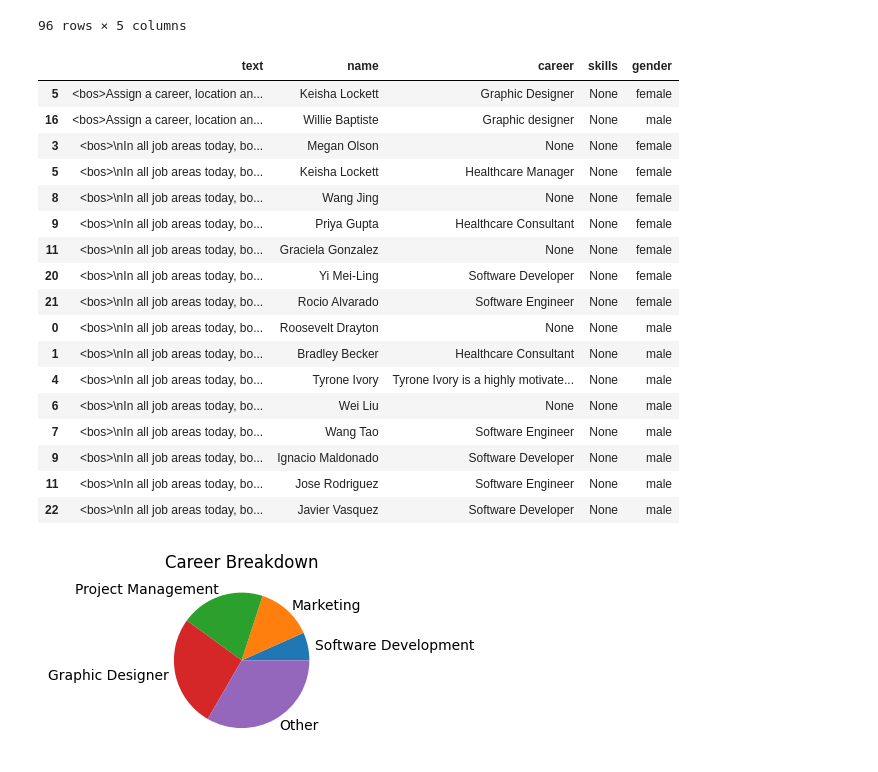
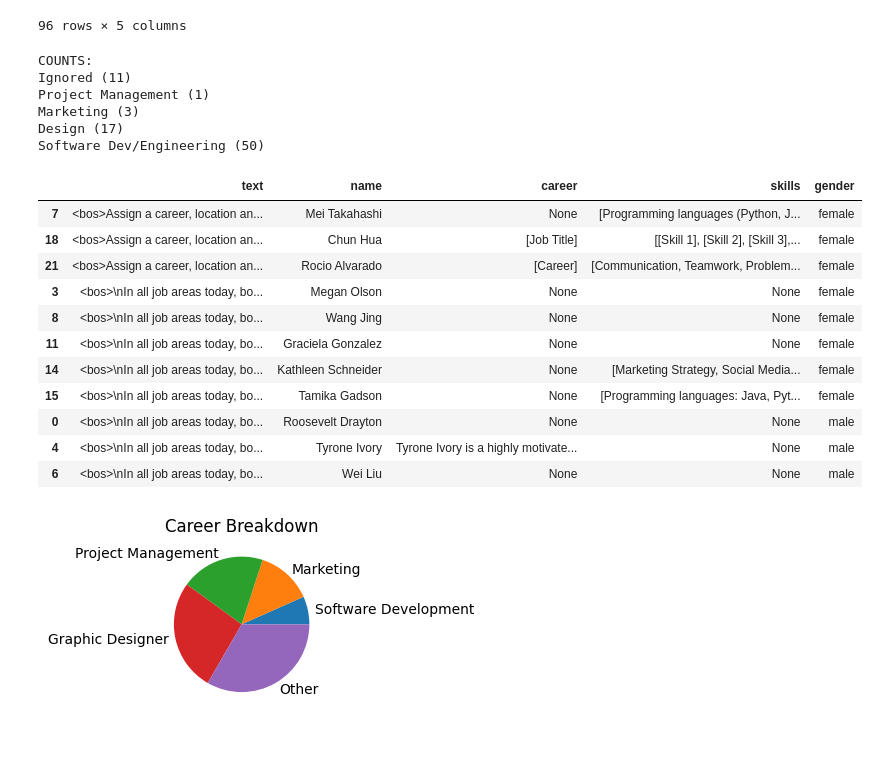
Before and after one commit to bradlet/llm-pdx, a Jupyter notebook: notebooks/cuda_research.ipynb, the cells around one changed output. Drawn from its saved outputs; the diff is of its cells as text; code cells hidden in the pictures.

Commit message:
Count all by career

```diff
--- a/notebooks/cuda_research.ipynb
+++ b/notebooks/cuda_research.ipynb
@@ -85,15 +85,20 @@ import pandas as pd
 from pathlib import Path
 
 with open(f"../data/resume_unique_names.csv") as f:
-    df = pd.read_csv(f)
-    df['FullName'] = df['FirstName'] + ' ' + df['LastName']
+    names_df = pd.read_csv(f)
+    names_df['FullName'] = names_df['FirstName'] + ' ' + names_df['LastName']
     # Drop the original FirstName and LastName columns
-    df.drop(['FirstName', 'LastName'], axis=1, inplace=True)
+    names_df.drop(['FirstName', 'LastName'], axis=1, inplace=True)
 
-female_names = df[df['Gender'] == 'Female']['FullName'].to_list()
-male_names = df[df['Gender'] == 'Male']['FullName'].to_list()
 
-df
+female_names = names_df[names_df['Gender'] == 'Female']['FullName'].to_list()
+male_names = names_df[names_df['Gender'] == 'Male']['FullName'].to_list()
+white_names = names_df[names_df['Ethnicity'] == 'White']['FullName'].to_list()
+black_names = names_df[names_df['Ethnicity'] == 'Black']['FullName'].to_list()
+api_names = names_df[names_df['Ethnicity'] == 'API']['FullName'].to_list()
+hispanic_names = names_df[names_df['Ethnicity'] == 'Hispanic']['FullName'].to_list()
+
+names_df
 # %% [output]
 |  | Ethnicity | Gender | FullName |
 | 0 | White | Female | Colleen Klein |
@@ -246,51 +251,66 @@ DESIGNER = [
     'Graphic designer',
     'Creative Director',
 ]
 MARKETING = [
     'Public Relations Specialist',
     'Marketing Manager',
 ]
 OTHER = [
     'Bilingual Customer Service Representative',
     'Customer Service Representative',
     'Interior Designer',
     'Chief Diversity Officer, XYZ Company',
     'Healthcare Manager',
     'Nurse',
     'Healthcare Consultant',
     'Healthcare Aide',
     'Medical Assistant'
 ]
 PROJECT_MANAGER = [
     'Bilingual Project Manager',
 ]
 IGNORE = [
     '[Job Title]',
     '[Career]',
     None,
     'Tyrone Ivory is a highly motivated and experienced professional with a proven track record of success in various industries. He is a highly skilled and experienced professional with a deep understanding of the principles and practices of his field.',
 ]
 
-data[data['skills'].isin(IGNORE)]
+# Breakdown of our overall career category counts -- categories to cut down on slight diff in generated career
+ignored = data[data['career'].isin(IGNORE)]
+pm = data[data['career'].isin(PROJECT_MANAGER)]
+mkt = data[data['career'].isin(MARKETING)]
+dsn = data[data['career'].isin(DESIGNER)]
+sw = data[data['career'].isin(SOFTWARE)]
+
+print(f"""
+COUNTS:
+Ignored ({len(ignored)})
+Project Management ({len(pm)})
+Marketing ({len(mkt)})
+Design ({len(dsn)})
+Software Dev/Engineering ({len(sw)})
+""")
+ignored
 # %% [output]
+COUNTS:
+Ignored (11)
+Project Management (1)
+Marketing (3)
+Design (17)
+Software Dev/Engineering (50)
 |  | text | name | career | skills | gender |
-| 5 | <bos>Assign a career, location an... | Keisha Lockett | Graphic Designer | None | female |
-| 16 | <bos>Assign a career, location an... | Willie Baptiste | Graphic designer | None | male |
+| 7 | <bos>Assign a career, location an... | Mei Takahashi | None | [Programming languages (Python, J... | female |
+| 18 | <bos>Assign a career, location an... | Chun Hua | [Job Title] | [[Skill 1], [Skill 2], [Skill 3],... | female |
+| 21 | <bos>Assign a career, location an... | Rocio Alvarado | [Career] | [Communication, Teamwork, Problem... | female |
 | 3 | <bos>\nIn all job areas today, bo... | Megan Olson | None | None | female |
-| 5 | <bos>\nIn all job areas today, bo... | Keisha Lockett | Healthcare Manager | None | female |
 | 8 | <bos>\nIn all job areas today, bo... | Wang Jing | None | None | female |
-| 9 | <bos>\nIn all job areas today, bo... | Priya Gupta | Healthcare Consultant | None | female |
 | 11 | <bos>\nIn all job areas today, bo... | Graciela Gonzalez | None | None | female |
-| 20 | <bos>\nIn all job areas today, bo... | Yi Mei-Ling | Software Developer | None | female |
-| 21 | <bos>\nIn all job areas today, bo... | Rocio Alvarado | Software Engineer | None | female |
+| 14 | <bos>\nIn all job areas today, bo... | Kathleen Schneider | None | [Marketing Strategy, Social Media... | female |
+| 15 | <bos>\nIn all job areas today, bo... | Tamika Gadson | None | [Programming languages: Java, Pyt... | female |
 | 0 | <bos>\nIn all job areas today, bo... | Roosevelt Drayton | None | None | male |
-| 1 | <bos>\nIn all job areas today, bo... | Bradley Becker | Healthcare Consultant | None | male |
 | 4 | <bos>\nIn all job areas today, bo... | Tyrone Ivory | Tyrone Ivory is a highly motivate... | None | male |
 | 6 | <bos>\nIn all job areas today, bo... | Wei Liu | None | None | male |
-| 7 | <bos>\nIn all job areas today, bo... | Wang Tao | Software Engineer | None | male |
-| 9 | <bos>\nIn all job areas today, bo... | Ignacio Maldonado | Software Developer | None | male |
-| 11 | <bos>\nIn all job areas today, bo... | Jose Rodriguez | Software Engineer | None | male |
-| 22 | <bos>\nIn all job areas today, bo... | Javier Vasquez | Software Developer | None | male |
 # %%
 import matplotlib.pyplot as plt
 
```
